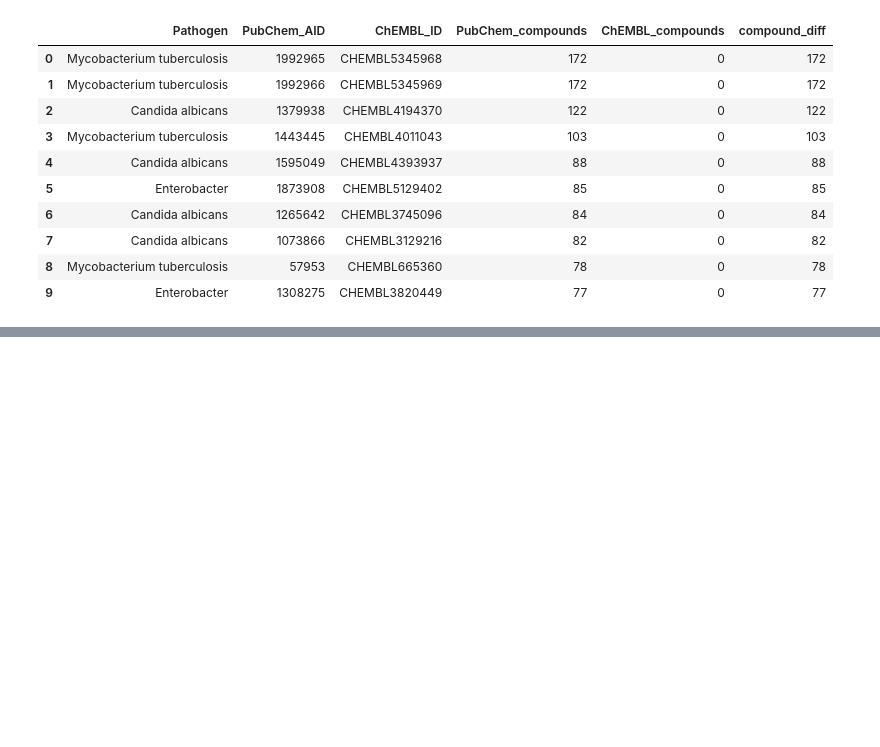
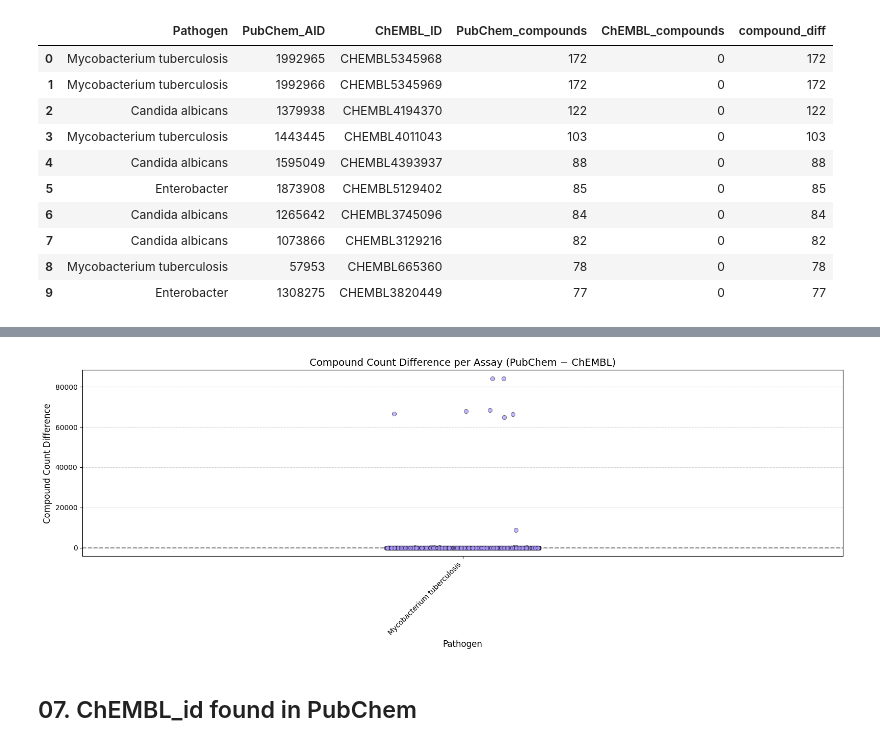
Before and after one commit to ersilia-os/pubchem-antimicrobial-tasks, a Jupyter notebook: notebooks/06_Merging_data_&_description_info.ipynb, the cells around one changed output, grey strips where cells are left out. Saved outputs shown, nothing was run; the diff lists cells and outputs as text; code cells hidden in the pictures; blank space fills up the shorter version.

```diff
--- a/notebooks/06_Merging_data_&_description_info.ipynb
+++ b/notebooks/06_Merging_data_&_description_info.ipynb
@@ -465,0 +695,34 @@ top_ChEMBL
+# %%
+# Reuse ChEMBL_id-filtered DataFrame
+ChEMBL_id = summary_bioassays_2[
+    summary_bioassays_2["ChEMBL_ID"].notna()
+].dropna(
+    subset=["compound_diff", "Pathogen", "PubChem_compounds", "cpds"]
+).copy()
+
+# Plot: Compound Count Difference per Assay (only those with ChEMBL ID)
+plt.figure(figsize=(16, 6))
+sns.stripplot(
+    data=ChEMBL_id,
+    x="Pathogen",
+    y="compound_diff",
+    jitter=True,
+    alpha=0.7,
+    size=6,
+    linewidth=0.5,
+    edgecolor="black",
+    color="#AA96FA"  # match with previous purple bar
+)
+
+plt.axhline(0, linestyle="--", color="gray")
+plt.title("Compound Count Difference per Assay (PubChem − ChEMBL)", fontsize=14)
+plt.ylabel("Compound Count Difference", fontsize=12)
+plt.xlabel("Pathogen", fontsize=12)
+plt.xticks(rotation=45, ha="right")
+plt.grid(axis="y", linestyle="--", alpha=0.6)
+plt.tight_layout()
+plt.show()
+# %% [output]
+[figure, added]
+# %% [markdown]
+## 07. ChEMBL_id found in PubChem
```
Also changed, not shown: parts of 23 cells of this notebook, 1 other file.
